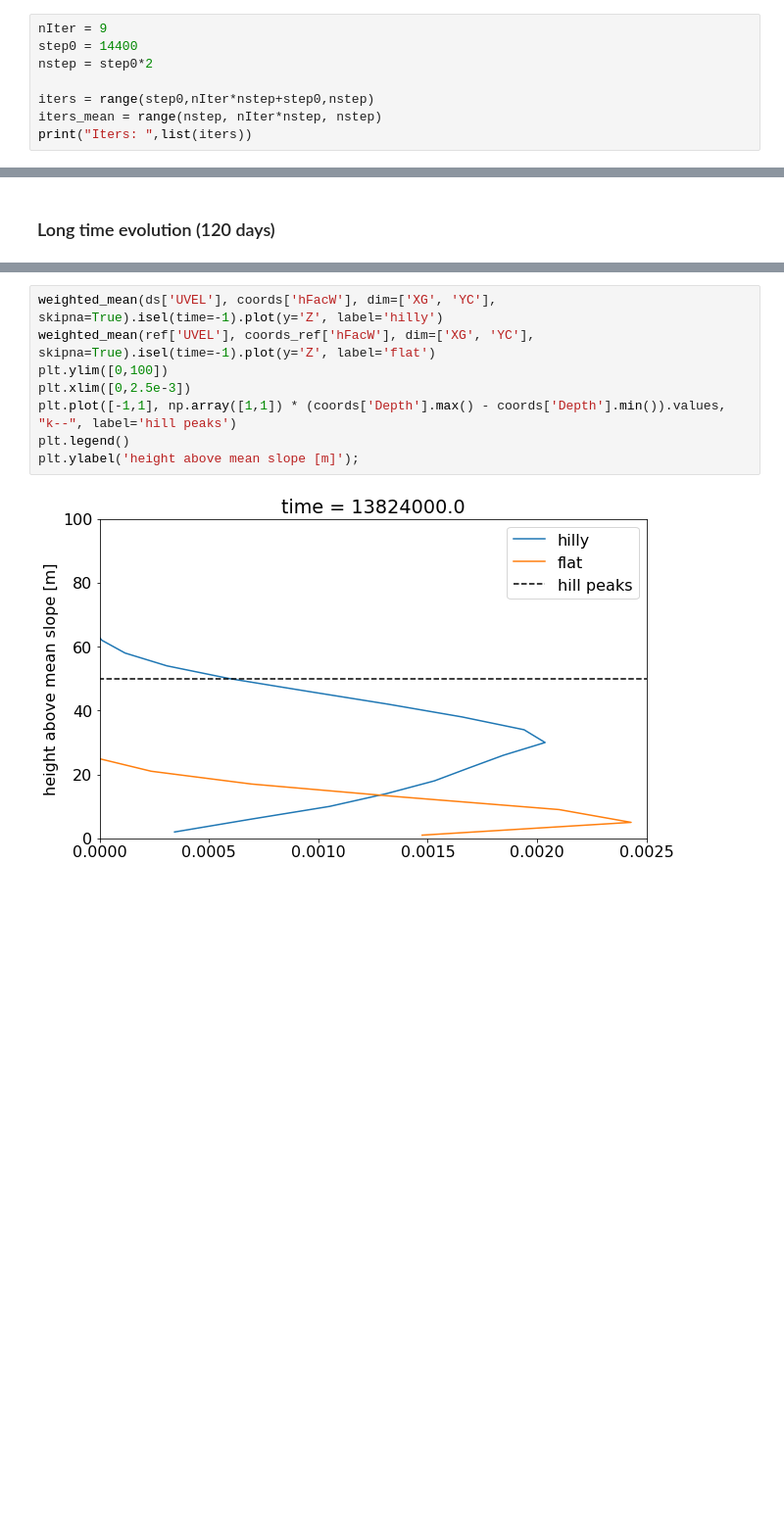
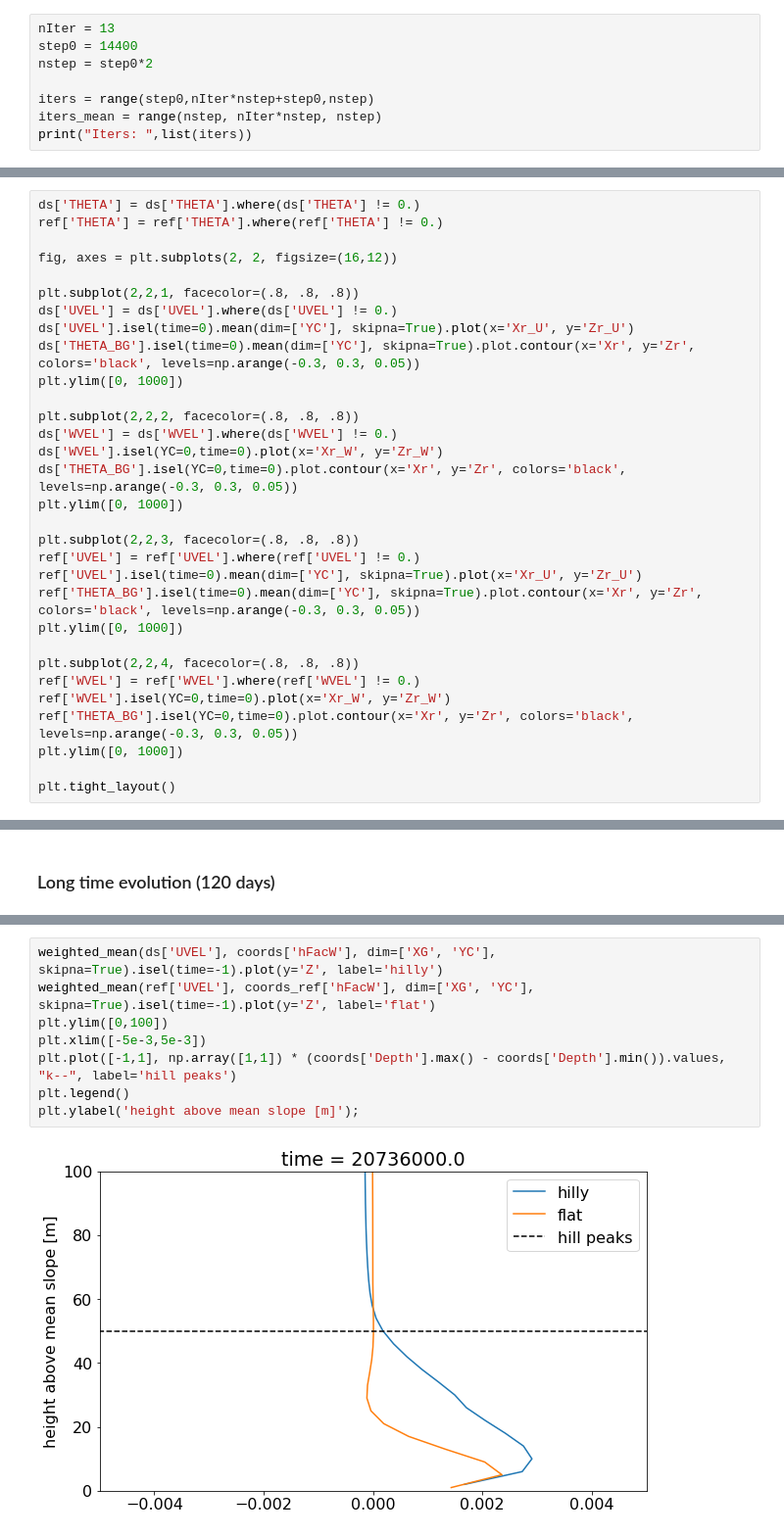
Before and after one commit to hdrake/bblturb, a Jupyter notebook: notebooks/analysis/00_example_notebook_xy_hills.ipynb, the cells around one changed output, grey strips where cells are left out. Shown at 98% size. Cells and saved outputs as stored; diff of their text form; blank space fills up the shorter version.

```diff
--- a/notebooks/analysis/00_example_notebook_xy_hills.ipynb
+++ b/notebooks/analysis/00_example_notebook_xy_hills.ipynb
@@ -27,7 +27,7 @@ f = 0.53e-4
 # %% [markdown]
 ### Load dataset
 # %%
-nIter = 9
+nIter = 13
 step0 = 14400
 nstep = step0*2
 
@@ -90,0 +94,31 @@ plt.tight_layout()
+# %%
+ds['THETA'] = ds['THETA'].where(ds['THETA'] != 0.)
+ref['THETA'] = ref['THETA'].where(ref['THETA'] != 0.)
+
+fig, axes = plt.subplots(2, 2, figsize=(16,12))
+
+plt.subplot(2,2,1, facecolor=(.8, .8, .8))
+ds['UVEL'] = ds['UVEL'].where(ds['UVEL'] != 0.)
+ds['UVEL'].isel(time=0).mean(dim=['YC'], skipna=True).plot(x='Xr_U', y='Zr_U')
+ds['THETA_BG'].isel(time=0).mean(dim=['YC'], skipna=True).plot.contour(x='Xr', y='Zr', colors='black', levels=np.arange(-0.3, 0.3, 0.05))
+plt.ylim([0, 1000])
+
+plt.subplot(2,2,2, facecolor=(.8, .8, .8))
+ds['WVEL'] = ds['WVEL'].where(ds['WVEL'] != 0.)
+ds['WVEL'].isel(YC=0,time=0).plot(x='Xr_W', y='Zr_W')
+ds['THETA_BG'].isel(YC=0,time=0).plot.contour(x='Xr', y='Zr', colors='black', levels=np.arange(-0.3, 0.3, 0.05))
+plt.ylim([0, 1000])
+
+plt.subplot(2,2,3, facecolor=(.8, .8, .8))
+ref['UVEL'] = ref['UVEL'].where(ref['UVEL'] != 0.)
+ref['UVEL'].isel(time=0).mean(dim=['YC'], skipna=True).plot(x='Xr_U', y='Zr_U')
+ref['THETA_BG'].isel(time=0).mean(dim=['YC'], skipna=True).plot.contour(x='Xr', y='Zr', colors='black', levels=np.arange(-0.3, 0.3, 0.05))
+plt.ylim([0, 1000])
+
+plt.subplot(2,2,4, facecolor=(.8, .8, .8))
+ref['WVEL'] = ref['WVEL'].where(ref['WVEL'] != 0.)
+ref['WVEL'].isel(YC=0,time=0).plot(x='Xr_W', y='Zr_W')
+ref['THETA_BG'].isel(YC=0,time=0).plot.contour(x='Xr', y='Zr', colors='black', levels=np.arange(-0.3, 0.3, 0.05))
+plt.ylim([0, 1000])
+
+plt.tight_layout()
@@ -138,10 +198,10 @@ plt.tight_layout()
 # %%
 weighted_mean(ds['UVEL'], coords['hFacW'], dim=['XG', 'YC'], skipna=True).isel(time=-1).plot(y='Z', label='hilly')
 weighted_mean(ref['UVEL'], coords_ref['hFacW'], dim=['XG', 'YC'], skipna=True).isel(time=-1).plot(y='Z', label='flat')
 plt.ylim([0,100])
-plt.xlim([0,2.5e-3])
+plt.xlim([-5e-3,5e-3])
 plt.plot([-1,1], np.array([1,1]) * (coords['Depth'].max() - coords['Depth'].min()).values, "k--", label='hill peaks')
 plt.legend()
 plt.ylabel('height above mean slope [m]');
 # %% [output]
-[figure, old version]
+[figure, new version]
```
Also changed, not shown: parts of 8 cells of this notebook, 10 other files.
